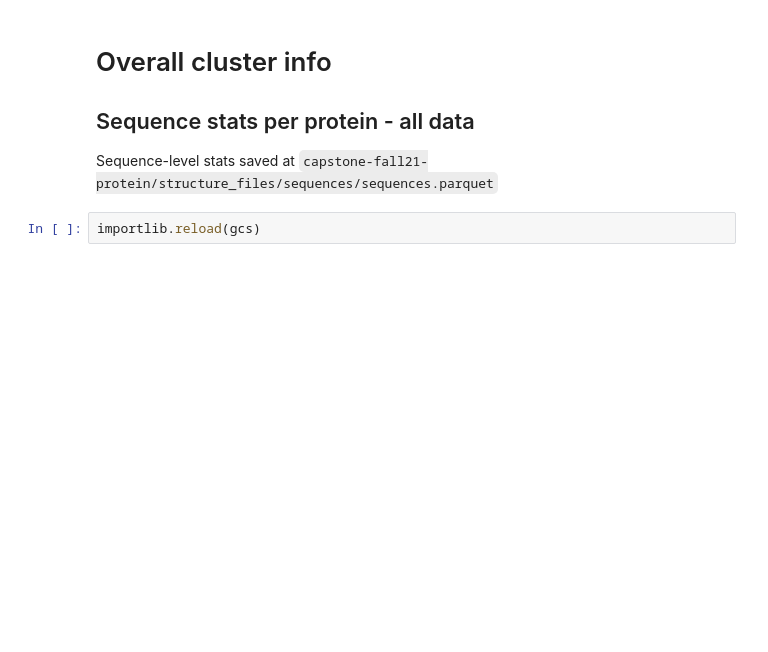
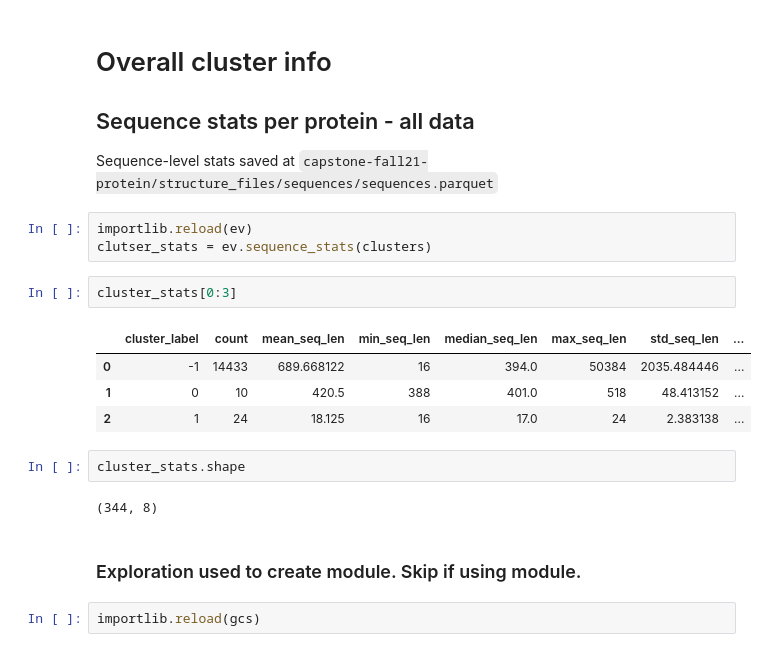
Before and after one commit to dptrsa-300/pss, a Jupyter notebook: Evaluate Cluster Outcome.ipynb, the cells around one changed output. Drawn from its saved outputs; the diff is of its cells as text; blank space fills up the shorter version.

```diff
--- a/Evaluate Cluster Outcome.ipynb
+++ b/Evaluate Cluster Outcome.ipynb
@@ -124,6 +125,22 @@ Putting some thoughts down on what the evaluation function should look like.
 ## Sequence stats per protein - all data
 
 Sequence-level stats saved at `capstone-fall21-protein/structure_files/sequences/sequences.parquet`
+# %%
+importlib.reload(ev)
+clutser_stats = ev.sequence_stats(clusters)
+# %%
+cluster_stats[0:3]
+# %% [output]
+|  | cluster_label | count | mean_seq_len | min_seq_len | median_seq_len | max_seq_len | std_seq_len | ... |
+| 0 | -1 | 14433 | 689.668122 | 16 | 394.0 | 50384 | 2035.484446 | ... |
+| 1 | 0 | 10 | 420.5 | 388 | 401.0 | 518 | 48.413152 | ... |
+| 2 | 1 | 24 | 18.125 | 16 | 17.0 | 24 | 2.383138 | ... |
+# %%
+cluster_stats.shape
+# %% [output]
+(344, 8)
+# %% [markdown]
+### Exploration used to create module. Skip if using module.
 # %%
 importlib.reload(gcs)
 # %% [output]
```
Also changed, not shown: parts of 42 cells of this notebook, 3 other files.
